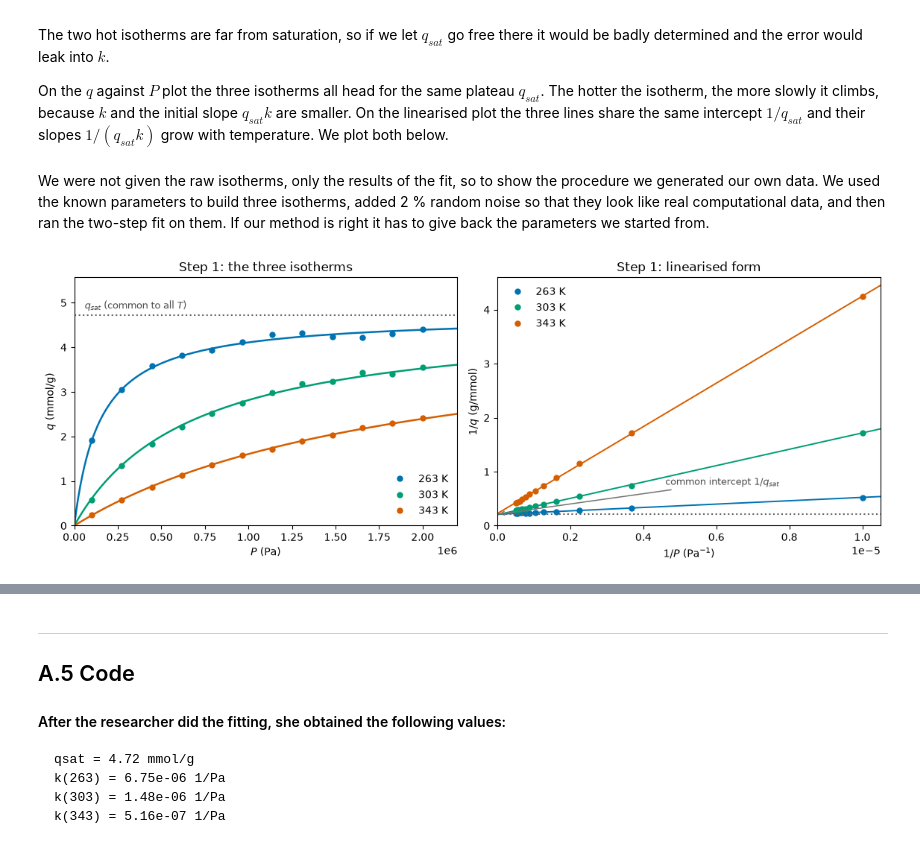
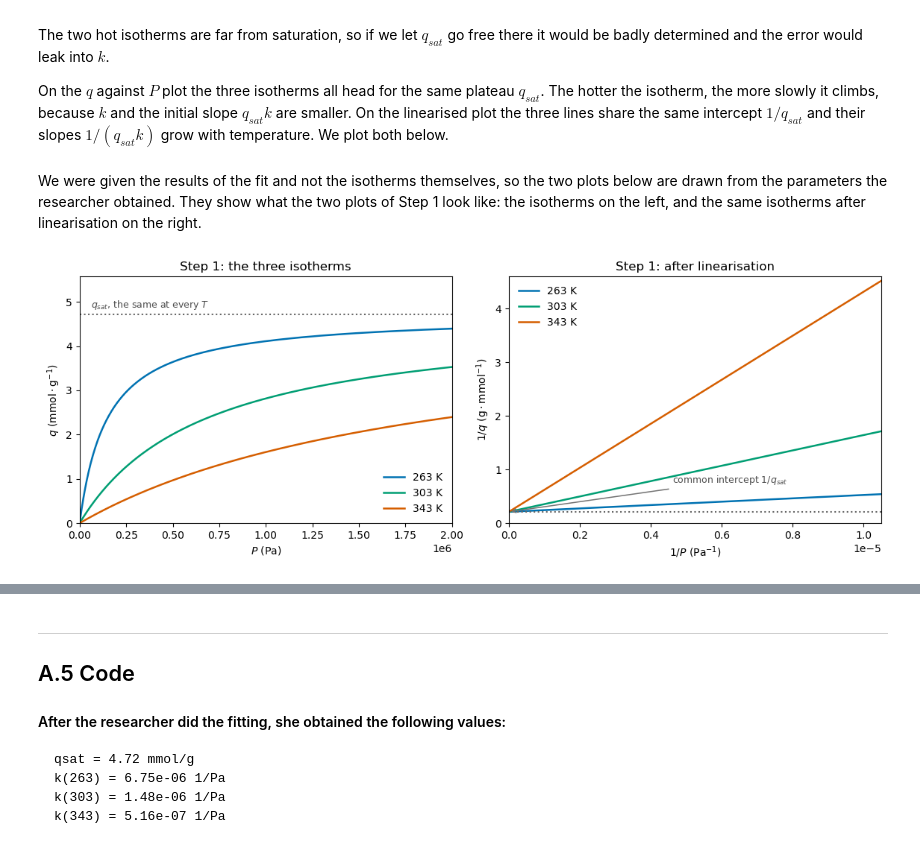
Before and after one commit to pamelaafaki/ch315-group-c, a Jupyter notebook: GroupC_Assignment1.ipynb, the cells around one changed output, grey strips where cells are left out. Drawn from its saved outputs; the diff is of its cells as text; code cells hidden in the pictures.

Commit message:
Complete Assignment 1: Langmuir fitting and canonical ensemble

```diff
--- a/GroupC_Assignment1.ipynb
+++ b/GroupC_Assignment1.ipynb
@@ -193,61 +193,50 @@ The two hot isotherms are far from saturation, so if we let $q_{sat}$ go free th
 
 On the $q$ against $P$ plot the three isotherms all head for the same plateau $q_{sat}$. The hotter the isotherm, the more slowly it climbs, because $k$ and the initial slope $q_{sat}k$ are smaller. On the linearised plot the three lines share the same intercept $1/q_{sat}$ and their slopes $1/(q_{sat}k)$ grow with temperature. We plot both below.
 # %% [markdown]
-We were not given the raw isotherms, only the results of the fit, so to show the procedure we
-generated our own data. We used the known parameters to build three isotherms, added 2 % random
-noise so that they look like real computational data, and then ran the two-step fit on them. If
-our method is right it has to give back the parameters we started from.
+We were given the results of the fit and not the isotherms themselves, so the two plots below
+are drawn from the parameters the researcher obtained. They show what the two plots of Step 1
+look like: the isotherms on the left, and the same isotherms after linearisation on the right.
 # %%
-# --- Synthetic isotherm data, used only to illustrate the Step 1 fitting procedure ---
-qsat_true = 4.72                                             # mmol/g
-k_true = {263: 6.75e-06, 303: 1.48e-06, 343: 5.16e-07}       # 1/Pa
-
-rng = np.random.default_rng(0)                               # fixed seed -> reproducible
-P_data = np.linspace(1.0e5, 2.0e6, 12)                       # Pa, 12 pressure points
-
-q_data = {}
-for T_i, k_i in k_true.items():
-    q_ideal = qsat_true * k_i * P_data / (1 + k_i * P_data)
-    q_data[T_i] = q_ideal * (1 + 0.02 * rng.standard_normal(P_data.size))   # 2% noise
+# The three isotherms, drawn from the parameters the researcher obtained.
+# These plots just show what the two plots of Step 1 look like.
+qsat_plot = 4.72                                          # mmol/g
+k_plot = {263: 6.75e-06, 303: 1.48e-06, 343: 5.16e-07}    # 1/Pa
 
 fig, (ax1, ax2) = plt.subplots(1, 2, figsize=(11.5, 4.3))
 
-# ---- Left: the three isotherms, q vs P ----
+# Left: the isotherms themselves
+P_plot = np.linspace(0, 2.0e6, 400)                       # Pa
 for T_i, colour in zip([263, 303, 343], [BLUE, GREEN, RED]):
-    P_fine = np.linspace(0, 2.2e6, 400)
-    q_fine = qsat_true * k_true[T_i] * P_fine / (1 + k_true[T_i] * P_fine)
-    ax1.plot(P_fine, q_fine, color=colour, lw=1.8)
-    ax1.plot(P_data, q_data[T_i], "o", color=colour, ms=5, label=f"{T_i} K")
+    q_i = qsat_plot * k_plot[T_i] * P_plot / (1 + k_plot[T_i] * P_plot)
+    ax1.plot(P_plot, q_i, color=colour, lw=1.8, label=f"{T_i} K")
 
-ax1.axhline(qsat_true, color="0.4", ls=":", lw=1.5)
-ax1.text(6e4, qsat_true * 1.03, r"$q_{sat}$ (common to all $T$)", color="0.3", fontsize=9)
-ax1.set_xlabel("$P$ (Pa)")
-ax1.set_ylabel("$q$ (mmol/g)")
+ax1.axhline(qsat_plot, color="0.4", ls=":", lw=1.5)
+ax1.text(6e4, qsat_plot * 1.03, r"$q_{sat}$, the same at every $T$", color="0.3", fontsize=9)
+ax1.set_xlabel(r"$P\ (\mathrm{Pa})$")
+ax1.set_ylabel(r"$q\ (\mathrm{mmol \cdot g^{-1}})$")
 ax1.set_title("Step 1: the three isotherms")
-ax1.set_xlim(0, 2.2e6)
-ax1.set_ylim(0, 1.18 * qsat_true)
+ax1.set_xlim(0, 2.0e6)
+ax1.set_ylim(0, 1.18 * qsat_plot)
 ax1.legend(frameon=False, loc="lower right")
 
-# ---- Right: the linearised form, 1/q vs 1/P ----
-x_line = np.linspace(0, 1.05e-5, 50)      # common range, extended back to the intercept
+# Right: the same isotherms after linearisation, 1/q against 1/P
+x_lin = np.linspace(0, 1.05e-5, 400)                      # 1/P in 1/Pa
 for T_i, colour in zip([263, 303, 343], [BLUE, GREEN, RED]):
-    ax2.plot(1 / P_data, 1 / q_data[T_i], "o", color=colour, ms=5, label=f"{T_i} K")
-    m_i, b_i = np.polyfit(1 / P_data, 1 / q_data[T_i], 1)
-    ax2.plot(x_line, m_i * x_line + b_i, color=colour, lw=1.4)
+    y_lin = x_lin / (qsat_plot * k_plot[T_i]) + 1 / qsat_plot
+    ax2.plot(x_lin, y_lin, color=colour, lw=1.8, label=f"{T_i} K")
 
-ax2.axhline(1 / qsat_true, color="0.4", ls=":", lw=1.5)
-ax2.annotate(r"common intercept $1/q_{sat}$", xy=(0, 1 / qsat_true),
+ax2.axhline(1 / qsat_plot, color="0.4", ls=":", lw=1.5)
+ax2.annotate(r"common intercept $1/q_{sat}$", xy=(0, 1 / qsat_plot),
              xytext=(4.6e-6, 0.75), color="0.3", fontsize=9,
              arrowprops=dict(arrowstyle="->", color="0.45", lw=1.1))
-
 ax2.set_xlim(0, 1.05e-5)
 ax2.set_ylim(0, 4.6)
-ax2.set_xlabel(r"$1/P$ (Pa$^{-1}$)")
-ax2.set_ylabel(r"$1/q$ (g/mmol)")
-ax2.set_title("Step 1: linearised form")
+ax2.set_xlabel(r"$1/P\ (\mathrm{Pa^{-1}})$")
+ax2.set_ylabel(r"$1/q\ (\mathrm{g \cdot mmol^{-1}})$")
+ax2.set_title("Step 1: after linearisation")
 ax2.legend(frameon=False, loc="upper left")
 
 fig.tight_layout()
 plt.show()
 # %% [output]
-[figure, old version]
+[figure, new version]
```
Also changed, not shown: parts of 12 cells of this notebook.
